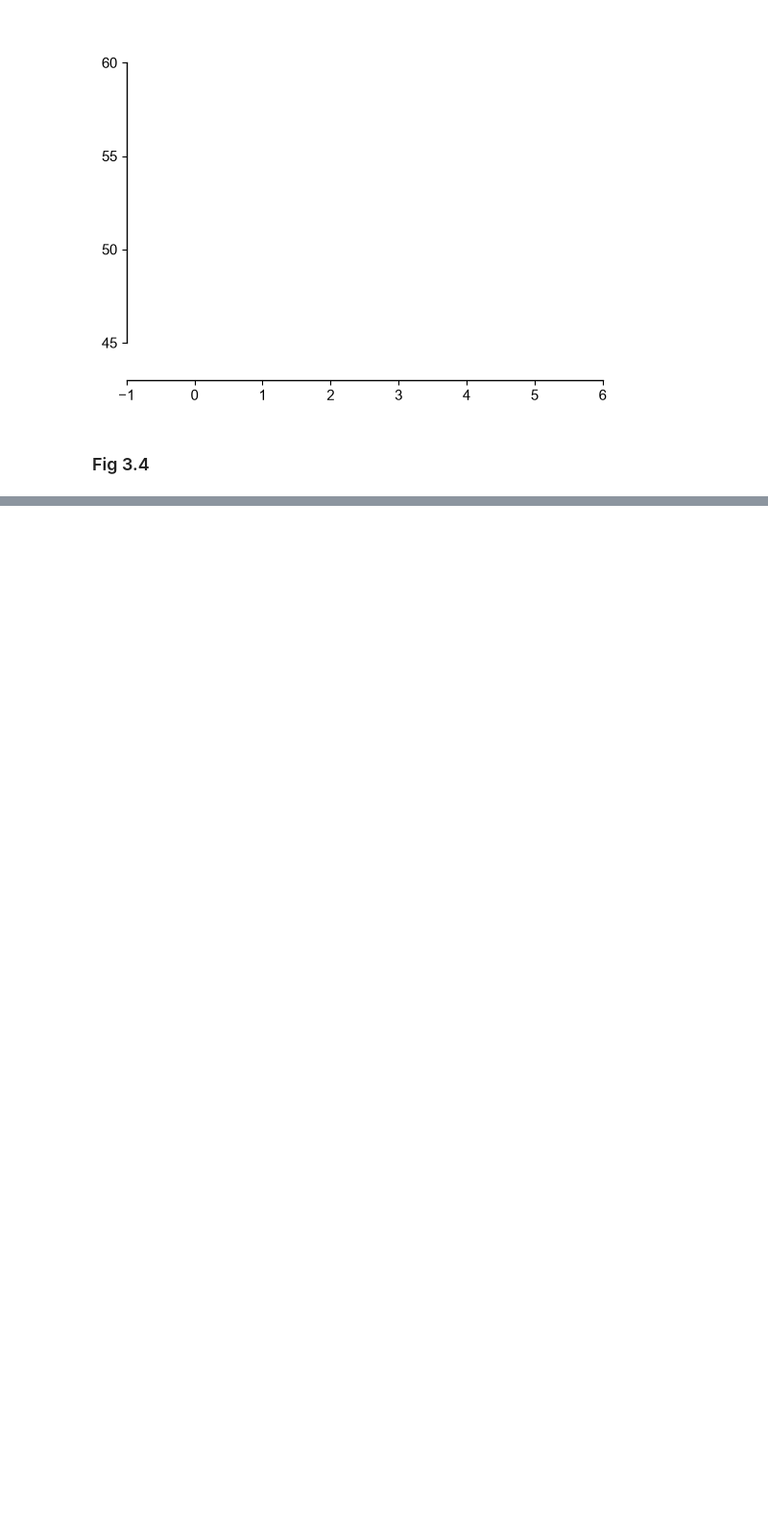
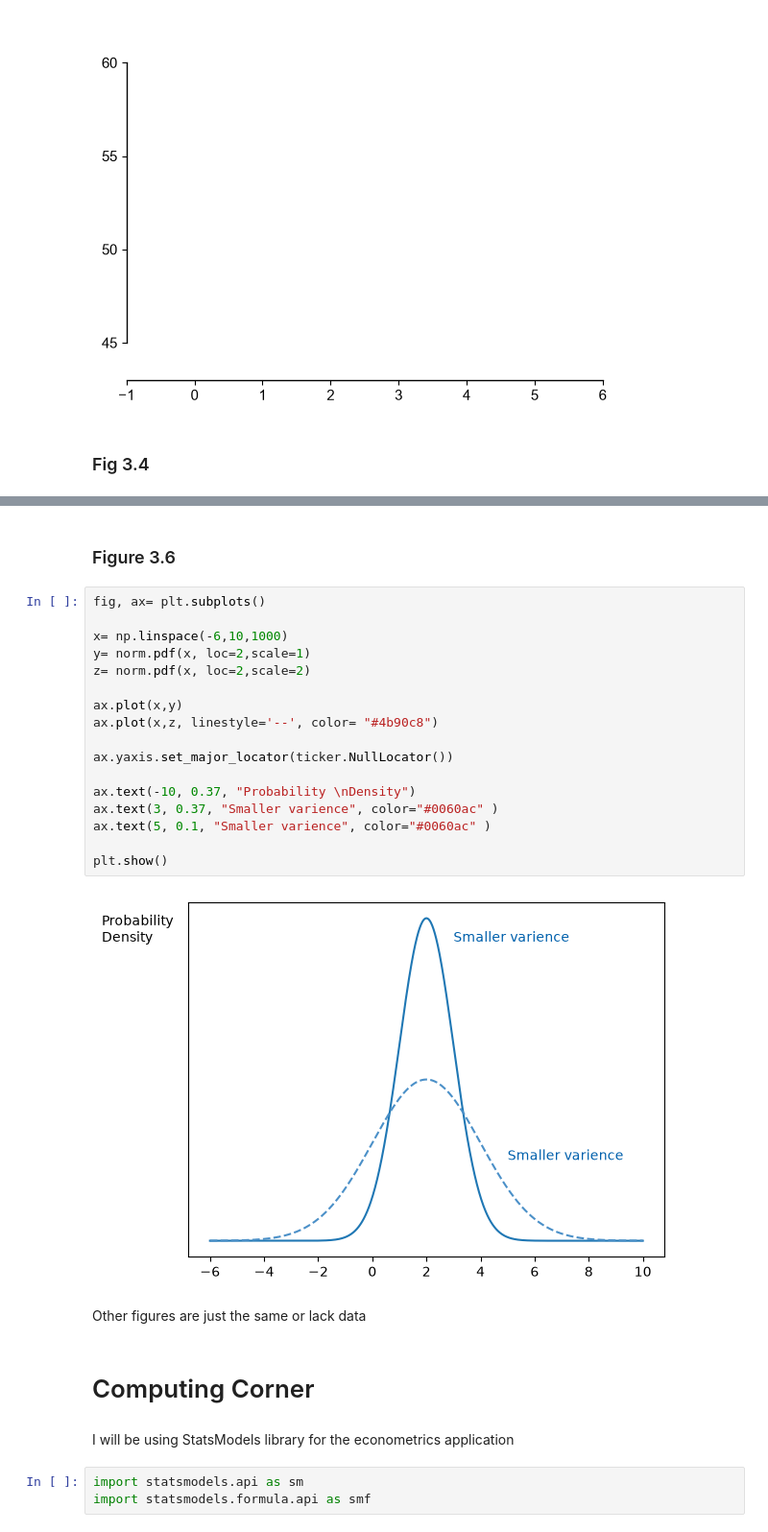
Before and after one commit to ani-research/Python-Companion-For-Real-Econometrics-by-M.Bailey, a Jupyter notebook: chapters/chapter03.ipynb, the cells around one changed output, grey strips where cells are left out. Shown at 96% size. Drawn from its saved outputs; the diff is of its cells as text; blank space fills up the shorter version.

Commit message:
Almost done with chapter 3's comuter corner

```diff
--- a/chapters/chapter03.ipynb
+++ b/chapters/chapter03.ipynb
@@ -87,3 +89,33 @@ ax.set_yticks([])
 plt.show()
 # %% [output]
 [figure]
+# %% [markdown]
+### Figure 3.6
+# %%
+fig, ax= plt.subplots()
+
+x= np.linspace(-6,10,1000)
+y= norm.pdf(x, loc=2,scale=1)
+z= norm.pdf(x, loc=2,scale=2)
+
+ax.plot(x,y)
+ax.plot(x,z, linestyle='--', color= "#4b90c8")
+
+ax.yaxis.set_major_locator(ticker.NullLocator())
+
+ax.text(-10, 0.37, "Probability \nDensity")
+ax.text(3, 0.37, "Smaller varience", color="#0060ac" )
+ax.text(5, 0.1, "Smaller varience", color="#0060ac" )
+
+plt.show()
+# %% [output]
+[figure, added]
+# %% [markdown]
+Other figures are just the same or lack data
+# %% [markdown]
+# Computing Corner
+# %% [markdown]
+I will be using StatsModels library for the econometrics application
+# %%
+import statsmodels.api as sm
+import statsmodels.formula.api as smf
```
Also changed, not shown: parts of 13 cells of this notebook, 1 other file.
